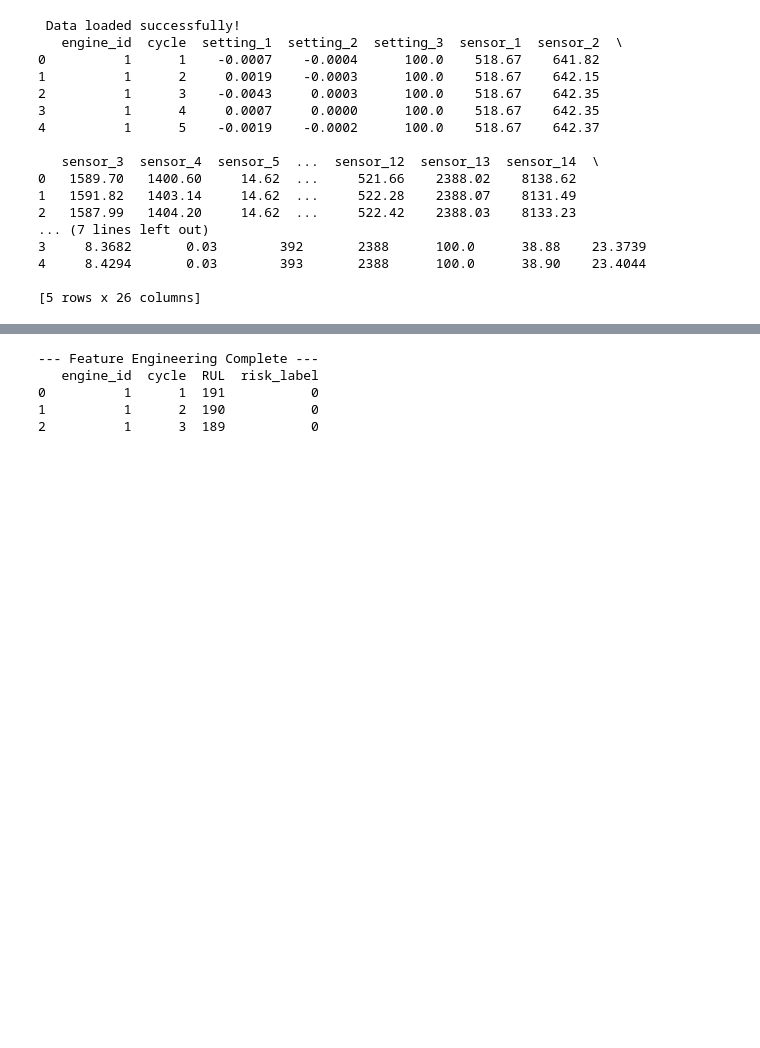
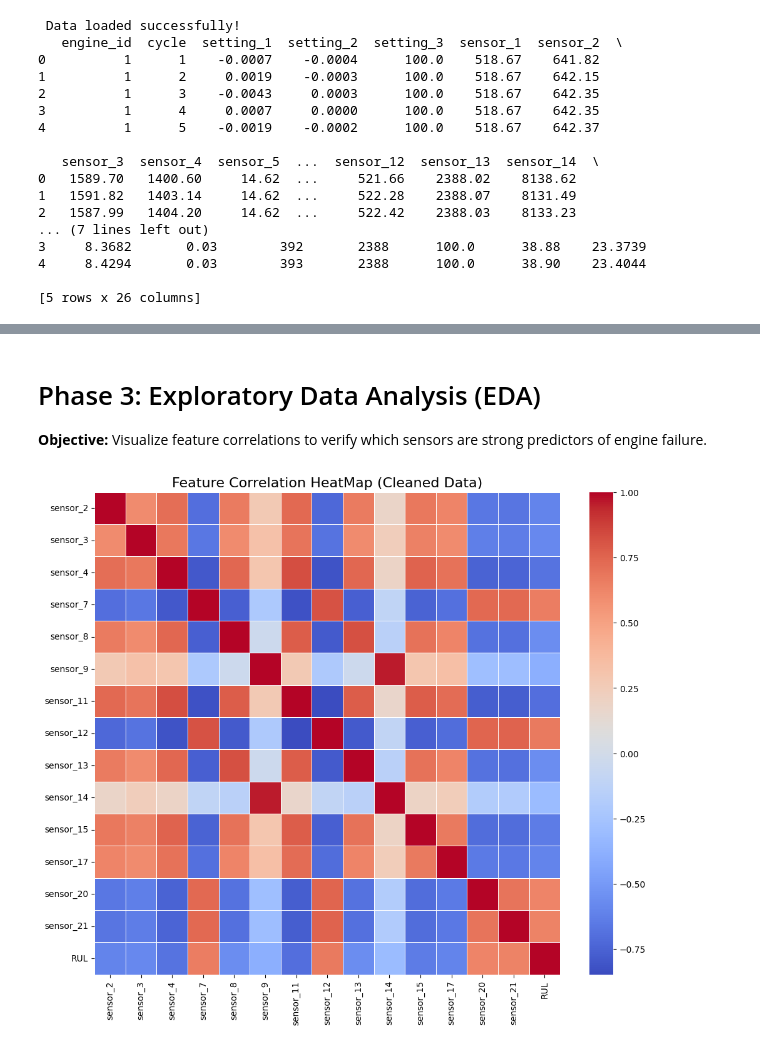
Before and after one commit to Sunnahboy/cmapss-predictive-maintenance, a Jupyter notebook: notebooks/01_eda_and_cleaning.ipynb, the cells around one changed output, grey strips where cells are left out. Drawn from its saved outputs; the diff is of its cells as text; code cells hidden in the pictures; blank space fills up the shorter version.

Commit message:
Fix : clean the dataset, read and checking missing values and visualize

```diff
--- a/notebooks/01_eda_and_cleaning.ipynb
+++ b/notebooks/01_eda_and_cleaning.ipynb
@@ -42,15 +51,35 @@ else:
 # %%
-# ==========================================
-# 3. THE ENGINEERING REALITY CHECK
-# ==========================================
-print("--- Data Inspection ---")
-print(f"Shape: {train_df.shape}") # Should be ~20,631 rows, 26 columns
+#Check for missing values (Should be 0 for this dataset)
+print(f"Missing Values: {train_df.isnull().sum().sum()}")
 
 # Check data types (everything should be int64 or float64)
 print("\nData Types:")
 print(train_df.dtypes.value_counts())
 
-# Basic statistics to spot anomalies (e.g., max values that make no physical sense)
+# Basic statistics to spot anomalies (e.g max values that make no physical sense)
 display(train_df.describe())
-# ==========================================
+
+
+#Engineer Target Variable: Remaining Useful Life (RUL)
+rul = pd.DataFrame(train_df.groupby('engine_id')['cycle'].max()).reset_index()
+rul.columns = ['engine_id', 'max_cycle']
+train_df = train_df.merge(rul, on = ['engine_id'], how = 'left')
+
+
+#Rul =  max cycle minus current cycle
+train_df['RUL'] = train_df['max_cycle'] - train_df['cycle']
+train_df.drop('max_cycle', axis =1, inplace= True)
+
+# Create Binary label ( 1 if failure is within 30 cycles, 0 otherwise)
+train_df['risk_label'] = np.where(train_df['RUL'] <= 30, 1, 0)
+
+#Drop the useless sensors ( sensors with zero variance/flat lines)
+sensors_std =train_df[sensors].std()
+useless_sensors = sensors_std[sensors_std < 0.01].index.tolist()
+print(f"\nDropping sensors with zero variance: {useless_sensors}")
+
+train_df_clean = train_df.drop(columns= useless_sensors)
+useful_sensors = [s for s in sensors if s not in useless_sensors]
+
+print("Target engineered and noise removed")
 # %% [output]
@@ -74,20 +104,16 @@ Name: count, dtype: int64
-# %%
-# 4. Target Variable Engineering
-# Calculate max cycle per engine
-rul = pd.DataFrame(train_df.groupby('engine_id')['cycle'].max()).reset_index()
-rul.columns = ['engine_id', 'max_cycle']
-train_df = train_df.merge(rul, on=['engine_id'], how='left')
-
-# Calculate RUL and Binary Risk Label
-train_df['RUL'] = train_df['max_cycle'] - train_df['cycle']
-train_df.drop('max_cycle', axis=1, inplace=True)
-train_df['risk_label'] = np.where(train_df['RUL'] <= 30, 1, 0)
-
-print("\n--- Feature Engineering Complete ---")
-print(train_df[['engine_id', 'cycle', 'RUL', 'risk_label']].head(3))
-# %% [output]
---- Feature Engineering Complete ---
-   engine_id  cycle  RUL  risk_label
-0          1      1  191           0
-1          1      2  190           0
-2          1      3  189           0
+# %% [markdown]
+# Phase 3: Exploratory Data Analysis (EDA)
+**Objective:** Visualize feature correlations to verify which sensors are strong predictors of engine failure.
+# %%
+# Plot correlate heatMap
+
+plt.figure(figsize = (12,10))
+
+#correlate the remaining useful sensors against RUL
+corr_matrix = train_df_clean[useful_sensors + ['RUL']].corr()
+
+sns.heatmap(corr_matrix, annot =False, cmap='coolwarm', linewidths=0.5)
+plt.title('Feature Correlation HeatMap (Cleaned Data)', fontsize = 16)
+plt.show()
+# %% [output]
+[figure, added]
```
Also changed, not shown: parts of 6 cells of this notebook.
